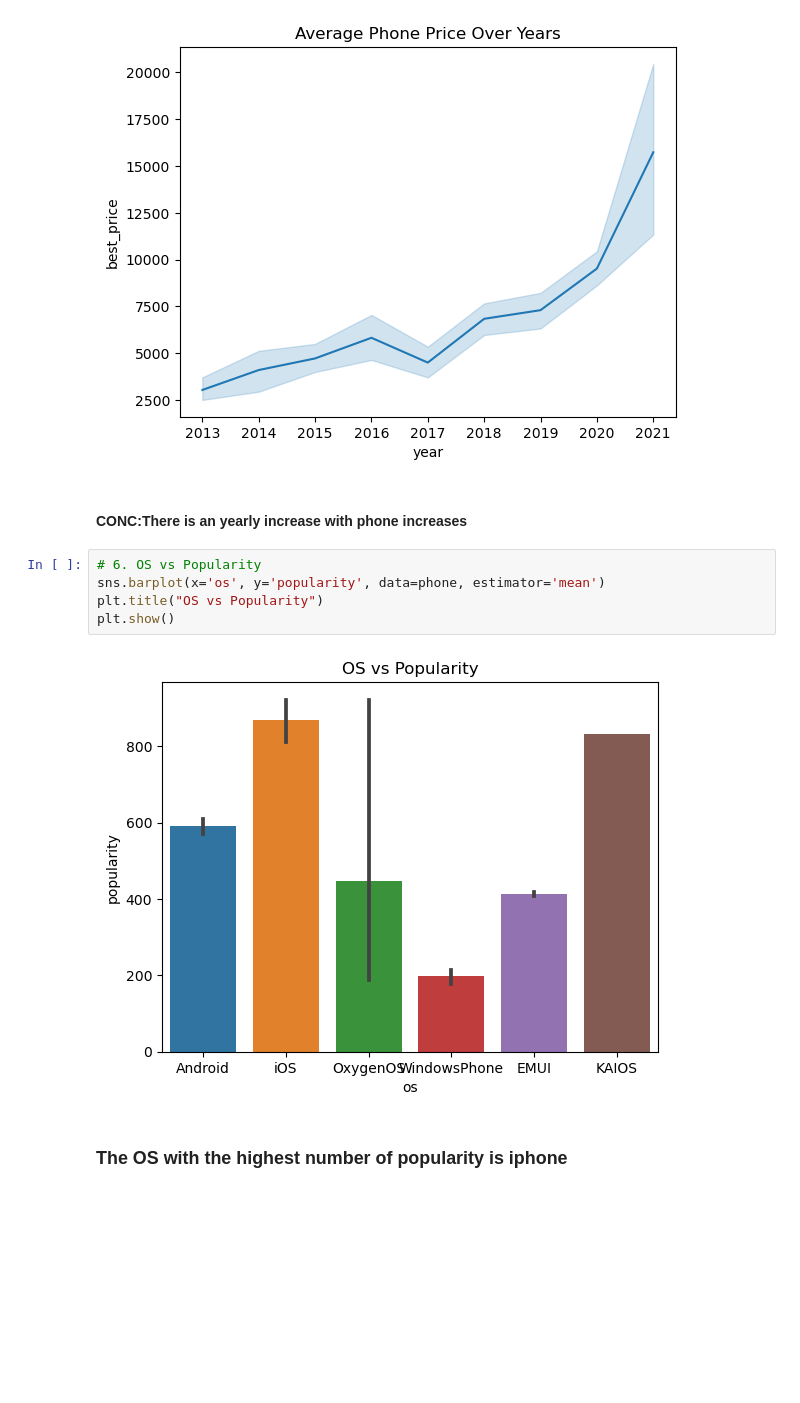
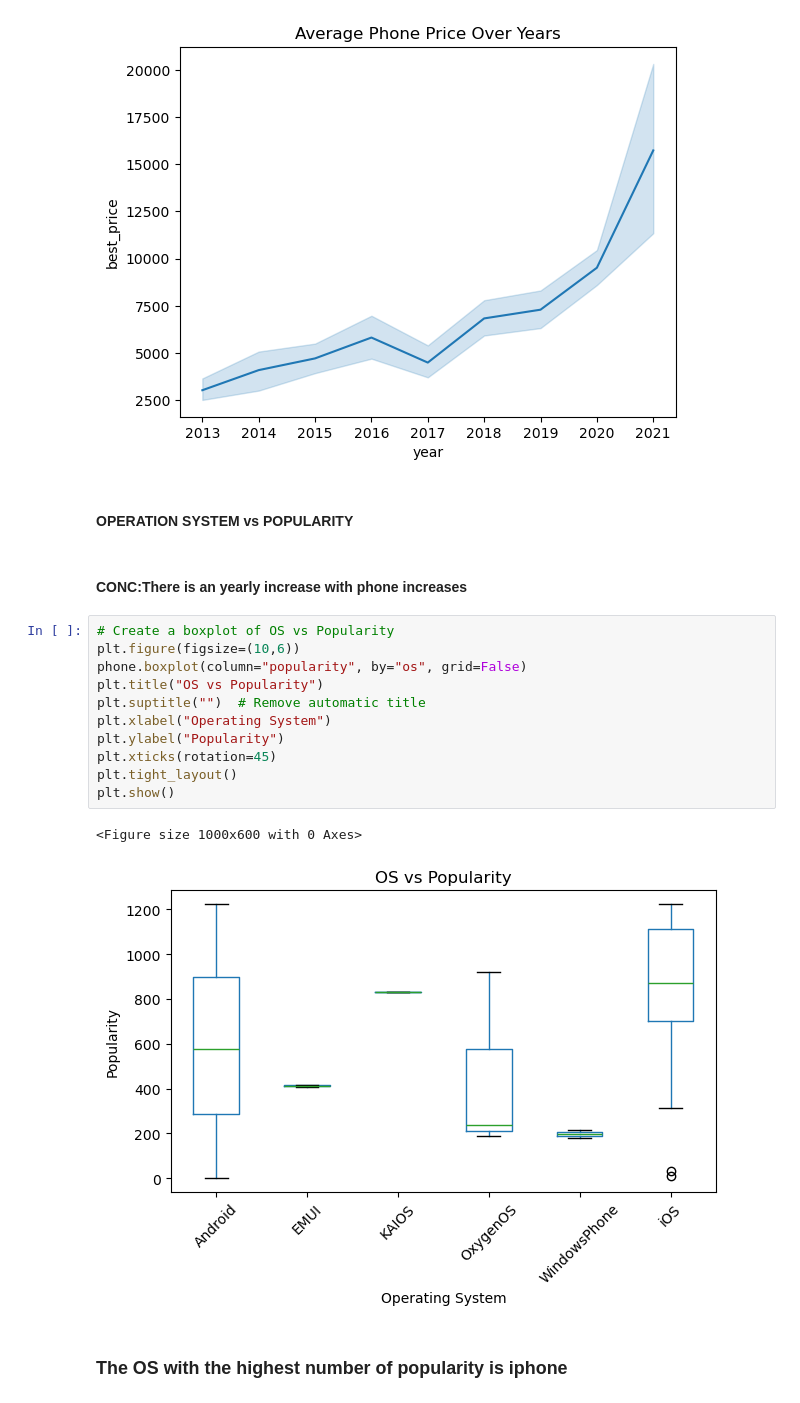
Before and after one commit to JOHN-ANALYST-dt/Smartphone_Market_Overview-Analysis, a Jupyter notebook: MOTORS_ANAL.ipynb, the cells around one changed output. Cells and saved outputs as stored; diff of their text form; blank space fills up the shorter version.

```diff
--- a/MOTORS_ANAL.ipynb
+++ b/MOTORS_ANAL.ipynb
@@ -172,14 +180,23 @@ plt.title("Average Phone Price Over Years")
 plt.show()
 # %% [output]
 [figure]
+# %% [markdown]
+<h4>OPERATION SYSTEM vs POPULARITY</h4>
 # %% [markdown]
 <h4>CONC:There is an yearly increase with phone increases</h4>
 # %%
-# 6. OS vs Popularity
-sns.barplot(x='os', y='popularity', data=phone, estimator='mean')
+# Create a boxplot of OS vs Popularity
+plt.figure(figsize=(10,6))
+phone.boxplot(column="popularity", by="os", grid=False)
 plt.title("OS vs Popularity")
+plt.suptitle("")  # Remove automatic title
+plt.xlabel("Operating System")
+plt.ylabel("Popularity")
+plt.xticks(rotation=45)
+plt.tight_layout()
 plt.show()
 # %% [output]
+<Figure size 1000x600 with 0 Axes>
-[figure, old version]
+[figure, new version]
 # %% [markdown]
 <h3>The OS with the highest number of popularity is iphone </h3>
```
Also changed, not shown: parts of 9 cells of this notebook.
